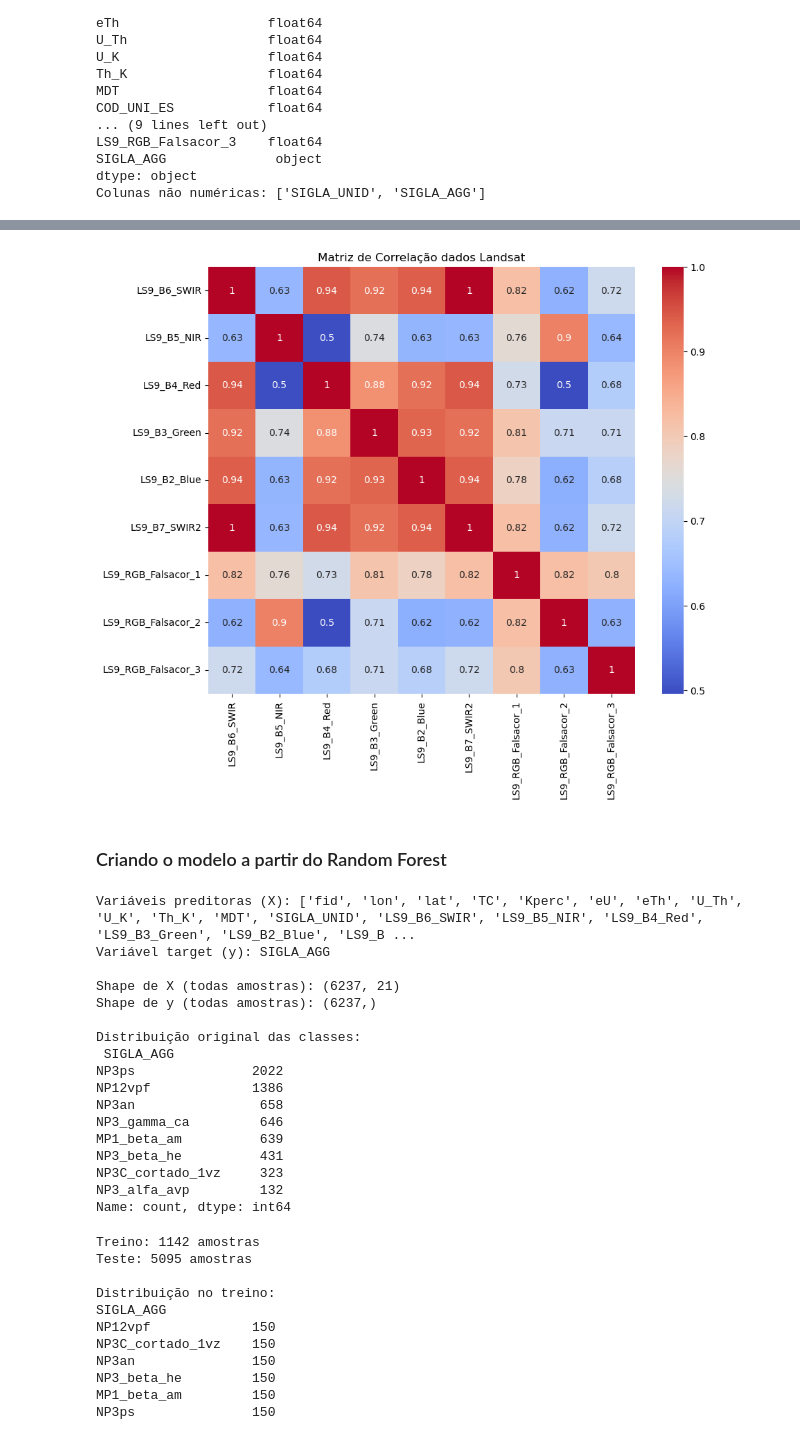
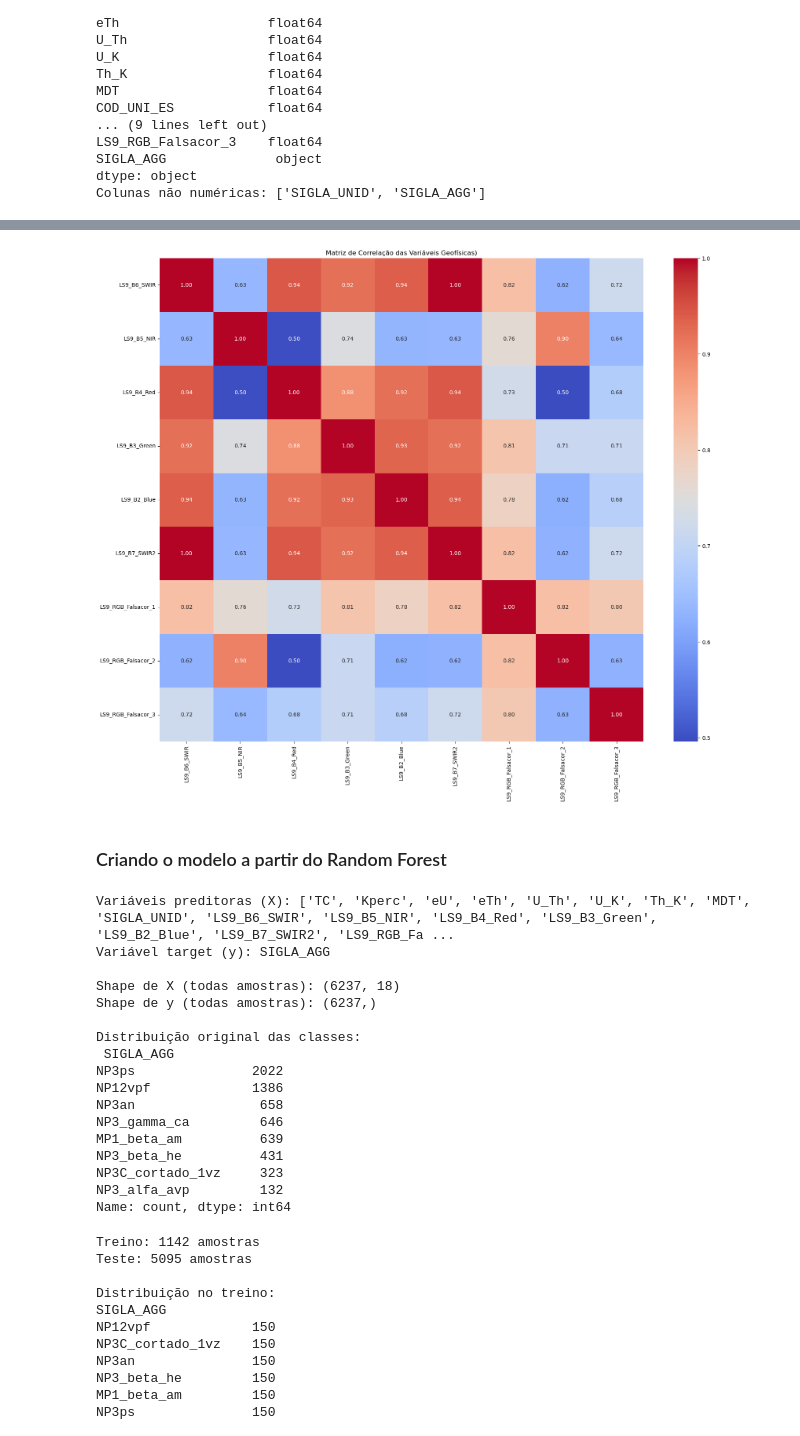
Before and after one commit to Matias-Valladao/ML-GeoPredict-Lavras, a Jupyter notebook: RF_PassFeio_So_RF_V1,2.ipynb, the cells around one changed output, grey strips where cells are left out. Drawn from its saved outputs; the diff is of its cells as text; code cells hidden in the pictures.

```diff
--- a/RF_PassFeio_So_RF_V1,2.ipynb
+++ b/RF_PassFeio_So_RF_V1,2.ipynb
@@ -479,29 +479,35 @@ plt.show()
 # %%
-# Calcula a matriz de correlação
-corr_matrix = df.drop(['fid', 'lon', 'lat', 'SIGLA_AGG', 'COD_UNI_ES','TC',
+
+
+# Selecionar apenas colunas numéricas
+numeric_df = df.select_dtypes(include=['number'])
+
+# Remover colunas específicas que não queremos (se necessário)
+cols_to_drop = ['fid', 'lon', 'lat', 'SIGLA_AGG', 'COD_UNI_ES','TC',
  'Kperc',
  'eU',
  'eTh',
  'U_Th',
  'U_K',
  'Th_K',
- 'MDT' ], axis=1).corr()
+ 'MDT']  # Exemplo
+numeric_df = numeric_df.drop([col for col in cols_to_drop if col in numeric_df.columns], axis=1)
 
-# Plota a matriz de correlação como um heatmap
-import seaborn as sns
-import matplotlib.pyplot as plt
+# Calcular a matriz de correlação
+corr_matrix = numeric_df.corr()
 
-plt.figure(figsize=(10, 8))
-sns.heatmap(corr_matrix, annot=True, cmap='coolwarm', square=True)
-plt.title('Matriz de Correlação dados Landsat')
+# Plotar
+plt.figure(figsize=(20, 16))
+sns.heatmap(corr_matrix, annot=True, cmap='coolwarm', square=True, fmt='.2f')
+plt.title('Matriz de Correlação das Variáveis Geofísicas)')
 plt.show()
 # %% [output]
-[figure, old version]
+[figure, new version]
 # %% [markdown]
 ### Criando o modelo a partir do Random Forest
 # %%
 # Definindo X e y (todas as amostras)
-X = df.drop(['SIGLA_AGG', 'COD_UNI_ES'], axis=1)  # Exclui target + IDs
+X = df.drop(['fid','SIGLA_AGG', 'COD_UNI_ES',  'lon', 'lat'], axis=1)  # Exclui target + IDs
 y = df['SIGLA_AGG']  # Ou 'COD_UNI_ES', conforme seu target
 
 # Verificação global
@@ -511,10 +517,10 @@ print("\nShape de X (todas amostras):", X.shape)
 print("Shape de y (todas amostras):", y.shape)
 print("\nDistribuição original das classes:\n", y.value_counts())
 # %% [output]
-Variáveis preditoras (X): ['fid', 'lon', 'lat', 'TC', 'Kperc', 'eU', 'eTh', 'U_Th', 'U_K', 'Th_K', 'MDT', 'SIGLA_UNID', 'LS9_B6_SWIR', 'LS9_B5_NIR', 'LS9_B4_Red', 'LS9_B3_Green', 'LS9_B2_Blue', 'LS9_B ...
+Variáveis preditoras (X): ['TC', 'Kperc', 'eU', 'eTh', 'U_Th', 'U_K', 'Th_K', 'MDT', 'SIGLA_UNID', 'LS9_B6_SWIR', 'LS9_B5_NIR', 'LS9_B4_Red', 'LS9_B3_Green', 'LS9_B2_Blue', 'LS9_B7_SWIR2', 'LS9_RGB_Fa ...
 Variável target (y): SIGLA_AGG
 
-Shape de X (todas amostras): (6237, 21)
+Shape de X (todas amostras): (6237, 18)
 Shape de y (todas amostras): (6237,)
 
 Distribuição original das classes:
```
Also changed, not shown: parts of 12 cells of this notebook.
